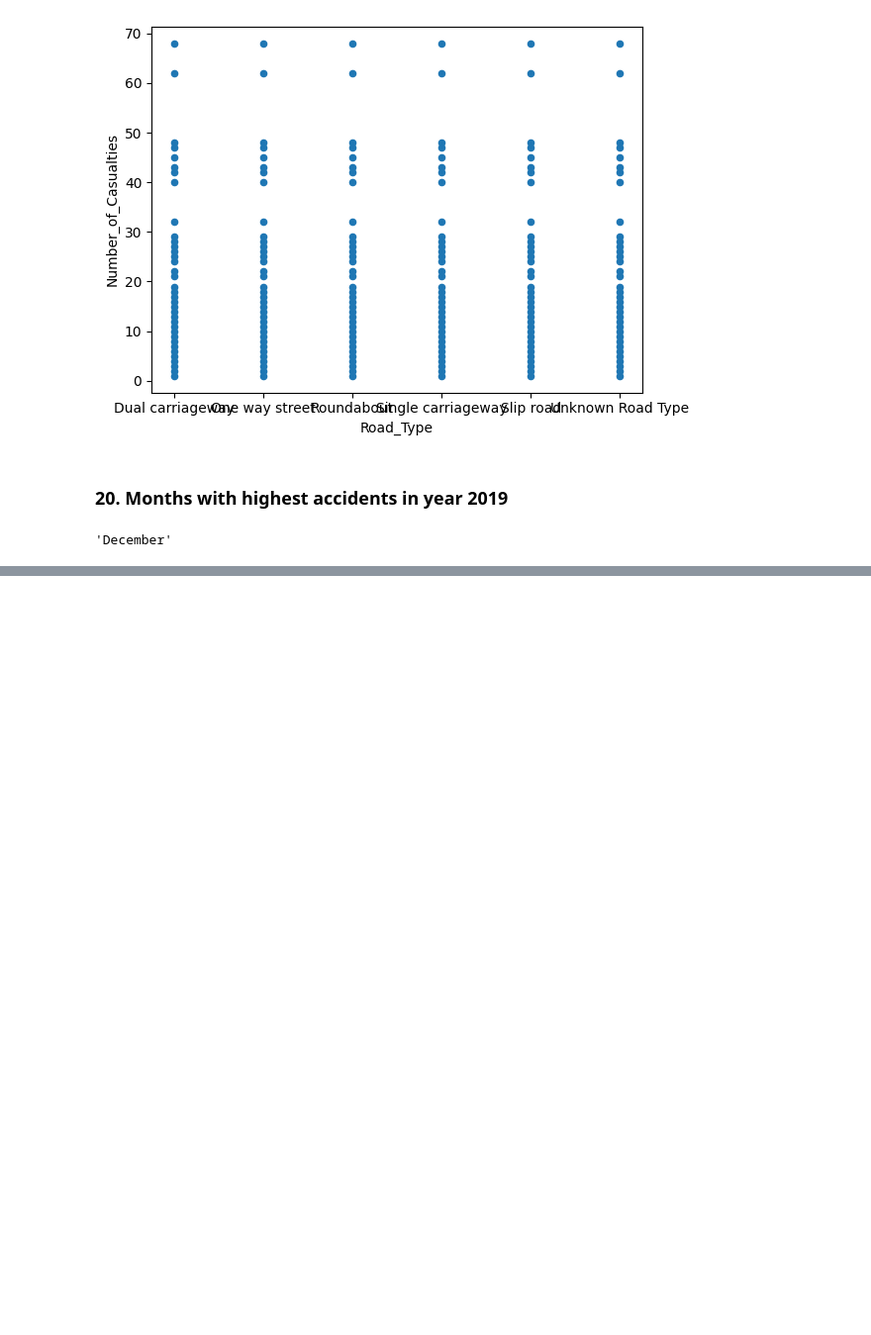
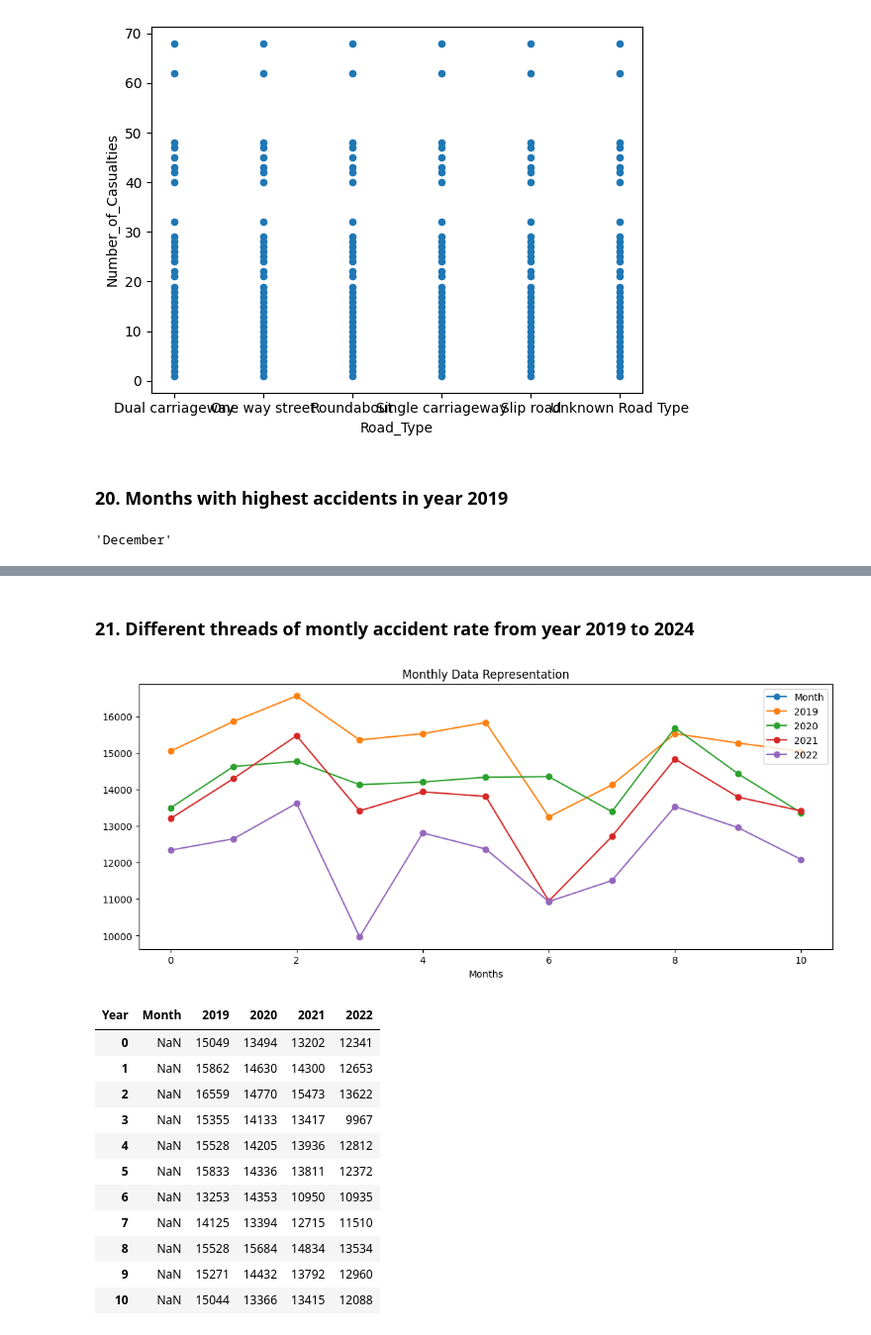
Before and after one commit to RyannKim327/Jupyter-Notebook, a Jupyter notebook: ITD - 3B/activity 4.ipynb, the cells around one changed output, grey strips where cells are left out. Shown at 99% size. Cells and saved outputs as stored; diff of their text form; code cells hidden in the pictures; blank space fills up the shorter version.

```diff
--- a/ITD - 3B/activity 4.ipynb
+++ b/ITD - 3B/activity 4.ipynb
@@ -614,0 +615,31 @@ plt.show()
+# %% [markdown]
+### 21. Different threads of montly accident rate from year 2019 to 2024
+# %%
+
+monthly = data.groupby(['Month', 'Year']).size().unstack().reset_index("Month")
+monthly['Month'] = monthly['Month'].astype("category")
+monthly['Month'] = monthly['Month'].map(months_dict)
+
+monthly.plot(kind="line", marker="o")
+# plt.xticks(ticks=_2020['Month'], labels=months)
+plt.legend(loc='upper right', fontsize=10)
+plt.xlabel("Months")
+plt.title("Monthly Data Representation")
+plt.gcf().set_size_inches(13, 5)
+plt.show()
+monthly['Month'].unique()
+monthly # ['Month']
+# %% [output]
+[figure, added]
+| Year | Month | 2019 | 2020 | 2021 | 2022 |
+| 0 | NaN | 15049 | 13494 | 13202 | 12341 |
+| 1 | NaN | 15862 | 14630 | 14300 | 12653 |
+| 2 | NaN | 16559 | 14770 | 15473 | 13622 |
+| 3 | NaN | 15355 | 14133 | 13417 | 9967 |
+| 4 | NaN | 15528 | 14205 | 13936 | 12812 |
+| 5 | NaN | 15833 | 14336 | 13811 | 12372 |
+| 6 | NaN | 13253 | 14353 | 10950 | 10935 |
+| 7 | NaN | 14125 | 13394 | 12715 | 11510 |
+| 8 | NaN | 15528 | 15684 | 14834 | 13534 |
+| 9 | NaN | 15271 | 14432 | 13792 | 12960 |
+| 10 | NaN | 15044 | 13366 | 13415 | 12088 |
```
Also changed, not shown: parts of 3 cells of this notebook, 1 other file.
